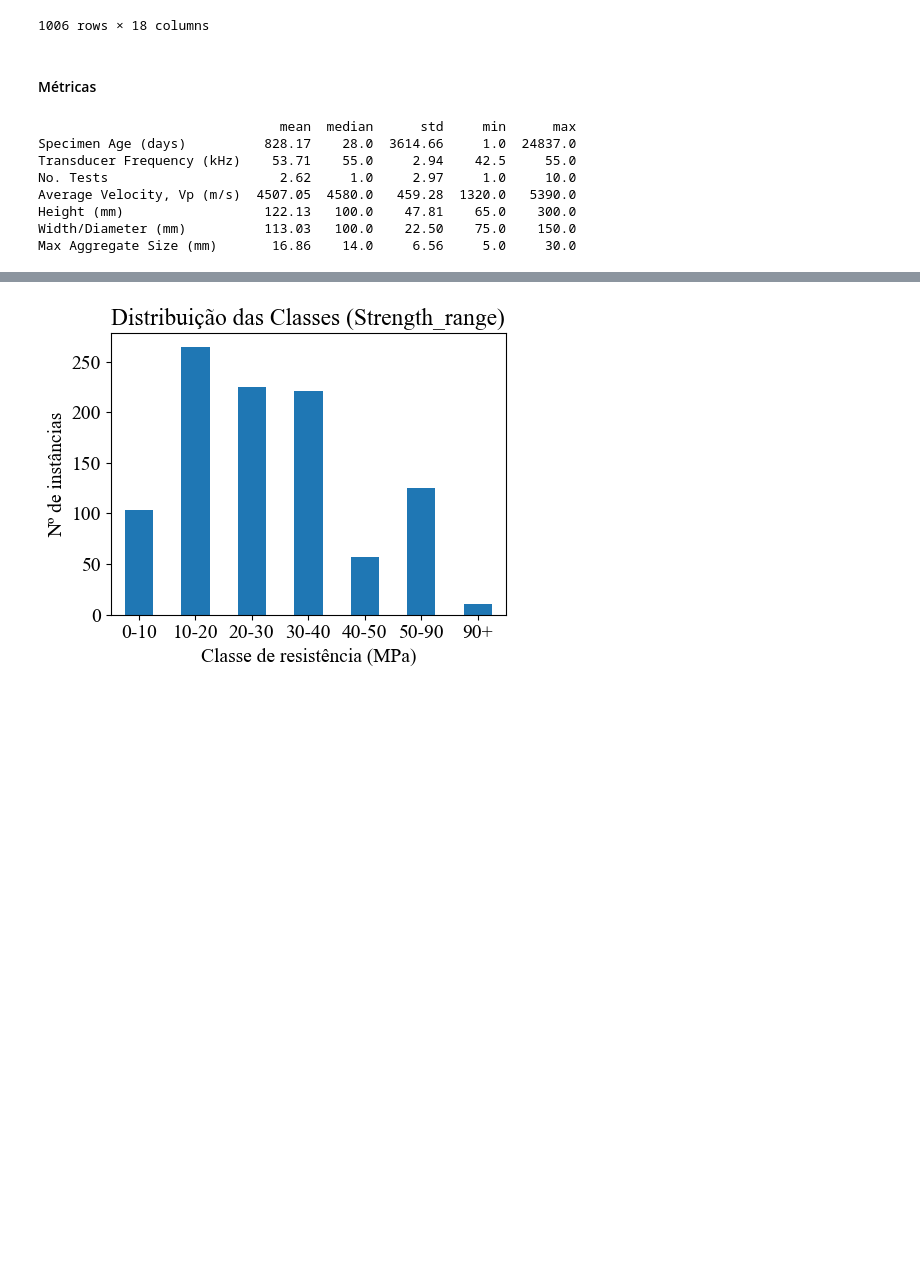
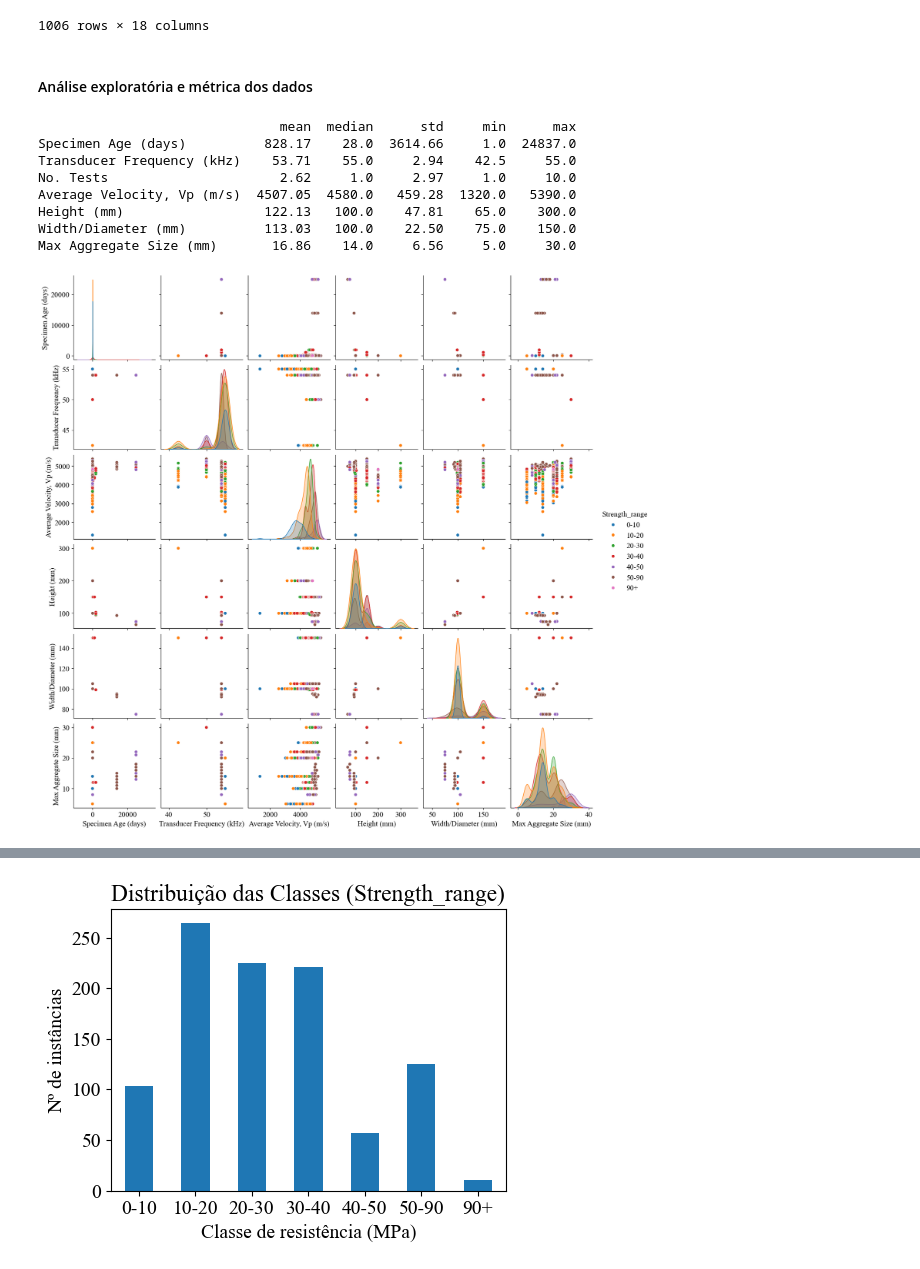
Before and after one commit to juliamfm/ML_material_classifier, a Jupyter notebook: knn_svm_classifier.ipynb, the cells around one changed output, grey strips where cells are left out. Cells and saved outputs as stored; diff of their text form; code cells hidden in the pictures; blank space fills up the shorter version.

Commit message:
final plots and gitignore

```diff
--- a/knn_svm_classifier.ipynb
+++ b/knn_svm_classifier.ipynb
@@ -140,7 +140,7 @@ df_processed
 | 1005 | 13880.0 | 54.0 | 1.0 | 4960 | 93.0 | ... |
 1006 rows × 18 columns
 # %% [markdown]
-#### Métricas
+#### Análise exploratória e métrica dos dados
 # %%
 df_num = df_processed.drop(columns=["Specimen Type", "Test Type", "Compression Specimen"], errors='ignore')
 df_num = df_num.select_dtypes(include=['number'])
@@ -158,3 +157,19 @@ Average Velocity, Vp (m/s)  4507.05  4580.0   459.28  1320.0   5390.0
 Height (mm)                  122.13   100.0    47.81    65.0    300.0
 Width/Diameter (mm)          113.03   100.0    22.50    75.0    150.0
 Max Aggregate Size (mm)       16.86    14.0     6.56     5.0     30.0
+# %%
+cols = [
+    'Specimen Age (days)',
+    'Transducer Frequency (kHz)',
+    'Average Velocity, Vp (m/s)',
+    'Height (mm)',
+    'Width/Diameter (mm)',
+    'Max Aggregate Size (mm)',
+    'Strength_range'
+]
+
+sns.pairplot(df_processed[cols], hue='Strength_range')
+#plt.tight_layout()
+plt.savefig('relacao_pares.pdf', dpi=600)
+# %% [output]
+[figure, added]
```
Also changed, not shown: parts of 5 cells of this notebook, 1 other file.
